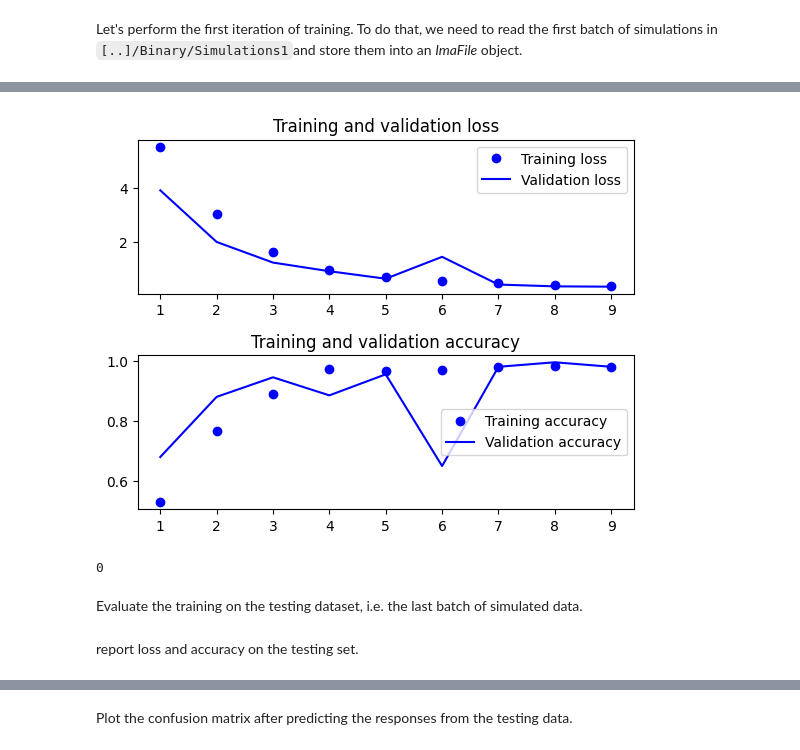
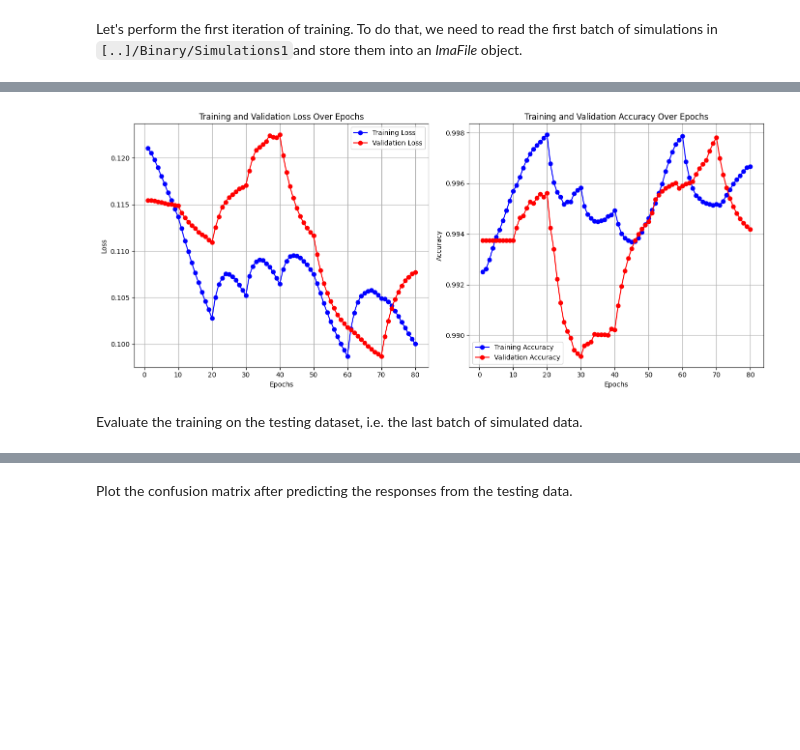
Before and after one commit to Djinho/EvoNet-CNN-Insight, a Jupyter notebook: model_training/RS.ipynb, the cells around one changed output, grey strips where cells are left out. Saved outputs shown, nothing was run; the diff lists cells and outputs as text; code cells hidden in the pictures; blank space fills up the shorter version.

```diff
--- a/model_training/RS.ipynb
+++ b/model_training/RS.ipynb
@@ -201,13 +166,21 @@ net_LCT = ImaNet(name='[C32+P]x2+[C64+P]+D128')
 # %%
 net_LCT.update_scores(score);
 # %%
+i = 2
+all_scores = {
+    'loss': [],
+    'val_loss': [],
+    'accuracy': [],
+    'val_accuracy': []
+}
+
 i = 2
 while i < 10:
 
     print(i)
 
     file_sim = ImaFile(simulations_folder=path_sim + 'RS/Simulations' + str(i), nr_samples=198, model_name='Marth-3epoch-CEU')
-    gene_sim = file_sim.read_simulations(parameter_name='selection_coeff_hetero', max_nrepl=2000)
+    gene_sim = file_sim.read_simulations(parameter_name='selection_coeff_hetero', max_nrepl=4000)
 
     gene_sim.filter_freq(0.01)
     gene_sim.sort('rows_freq')
@@ -217,8 +190,13 @@ while i < 10:
     gene_sim.subset(get_index_random(gene_sim))
     gene_sim.targets = to_binary(gene_sim.targets)
 
-    score = model.fit(gene_sim.data, gene_sim.targets, batch_size=64, epochs=1, verbose=1, validation_split=0.10)
-    net_LCT.update_scores(score)
+    score = model.fit(gene_sim.data, gene_sim.targets, batch_size=64, epochs=10, verbose=1, validation_split=0.20)
+
+    # Append scores to all_scores dictionary
+    all_scores['loss'].extend(score.history['loss'])
+    all_scores['val_loss'].extend(score.history['val_loss'])
+    all_scores['accuracy'].extend(score.history['accuracy'])
+    all_scores['val_accuracy'].extend(score.history['val_accuracy'])
 
     i += 1
 # %% [output]
@@ -241,5 +219,0 @@ while i < 10:
-# %%
-net_LCT.plot_train()
-# %% [output]
-[figure, removed]
-0
@@ -250,3 +220,46 @@ model = load_model(path + 'RS.binary.h5')
+# %%
+# Define the number of epochs for plotting
+epochs = range(1, len(all_scores['loss']) + 1)
+
+# Function to smooth the data for better visualization (optional)
+def smooth_curve(points, factor=0.8):
+    smoothed_points = []
+    for point in points:
+        if smoothed_points:
+            previous = smoothed_points[-1]
+            smoothed_points.append(previous * factor + point * (1 - factor))
+        else:
+            smoothed_points.append(point)
+    return smoothed_points
+
+# Create a figure for plotting with better visualization settings
+plt.figure(figsize=(14, 6))
+
+# Plot training and validation loss
+plt.subplot(1, 2, 1)
+plt.plot(epochs, smooth_curve(all_scores['loss']), 'bo-', label='Training Loss')
+plt.plot(epochs, smooth_curve(all_scores['val_loss']), 'ro-', label='Validation Loss')
+plt.title('Training and Validation Loss Over Epochs')
+plt.xlabel('Epochs')
+plt.ylabel('Loss')
+plt.legend()
+plt.grid(True)
+
+# Plot training and validation accuracy
+plt.subplot(1, 2, 2)
+plt.plot(epochs, smooth_curve(all_scores['accuracy']), 'bo-', label='Training Accuracy')
+plt.plot(epochs, smooth_curve(all_scores['val_accuracy']), 'ro-', label='Validation Accuracy')
+plt.title('Training and Validation Accuracy Over Epochs')
+plt.xlabel('Epochs')
+plt.ylabel('Accuracy')
+plt.legend()
+plt.grid(True)
+
+# Show the plots
+plt.tight_layout()
+plt.show()
+# %% [output]
+[figure, added]
 # %% [markdown]
 Evaluate the training on the testing dataset, i.e. the last batch of simulated data.
 # %%
@@ -263,8 +276,6 @@ rnd_idx = get_index_random(gene_sim_test) # no need to create this extra variabl
 gene_sim_test.subset(rnd_idx)
 
 gene_sim_test.targets = to_binary(gene_sim_test.targets);
-# %% [markdown]
- report loss and accuracy on the testing set.
 # %%
 net_LCT.test = model.evaluate(gene_sim_test.data, gene_sim_test.targets, batch_size=None, verbose=0)
 print(net_LCT.test) # it will report [loss, accuracy]
```
Also changed, not shown: parts of 34 cells of this notebook.
